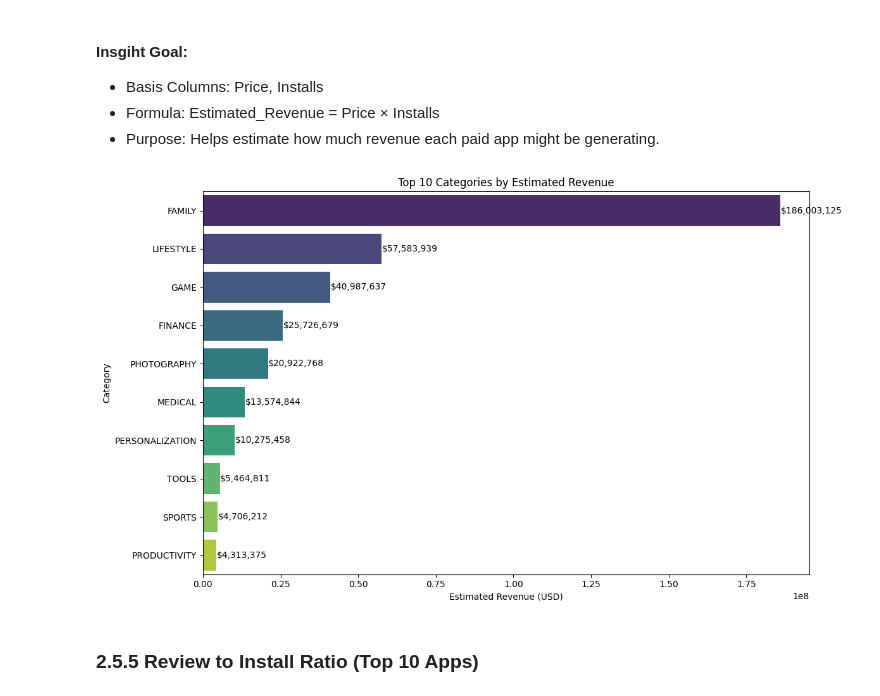
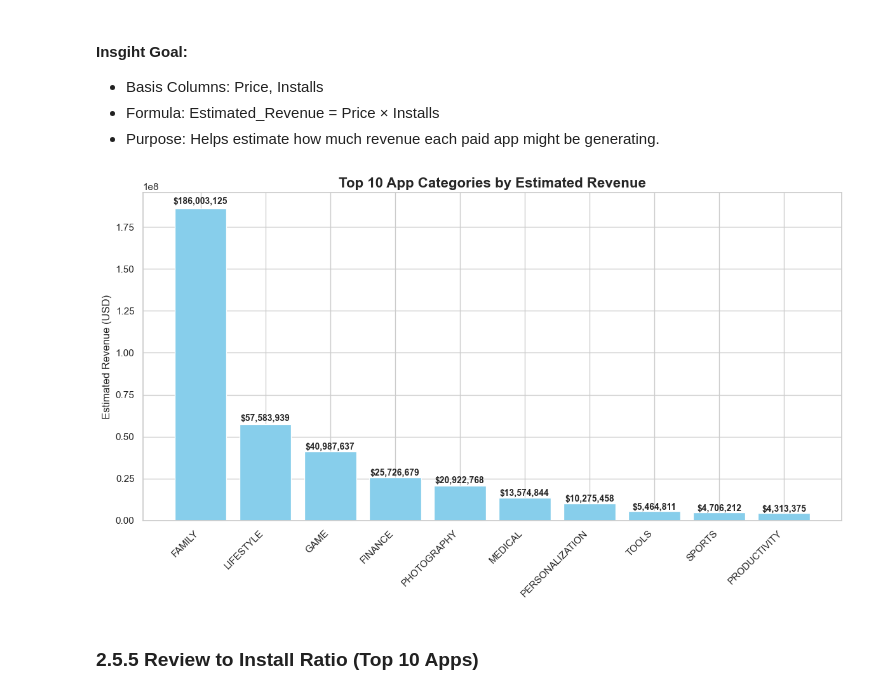
Before and after one commit to ejazurrehman/EDA_Google_Play_Store_App, a Jupyter notebook: eda_google_playstore_app.ipynb, the cells around one changed output. Saved outputs shown, nothing was run; the diff lists cells and outputs as text; code cells hidden in the pictures.

```diff
--- a/eda_google_playstore_app.ipynb
+++ b/eda_google_playstore_app.ipynb
@@ -1063,27 +1063,34 @@ plt.show()
 - Formula: Estimated_Revenue = Price × Installs
 - Purpose: Helps estimate how much revenue each paid app might be generating.
 # %%
-import seaborn as sns
-import matplotlib.pyplot as plt
+# Make sure Installs and Price are numeric
+df['Installs'] = pd.to_numeric(df['Installs'], errors='coerce')
+df['Price'] = pd.to_numeric(df['Price'], errors='coerce')
 
-# Calculate total estimated revenue per category
-top_categories = df.groupby('Category')['Estimated_Revenue'].sum().sort_values(ascending=False).head(10)
-
-# Plot
-plt.figure(figsize=(12, 7))
-barplot = sns.barplot(x=top_categories.values, y=top_categories.index, palette='viridis')
-
-# Add data labels
-for index, value in enumerate(top_categories.values):
-    plt.text(value + 1e5, index, f"${value:,.0f}", va='center', fontsize=10, color='black')
-
-plt.title('Top 10 Categories by Estimated Revenue')
-plt.xlabel('Estimated Revenue (USD)')
-plt.ylabel('Category')
-plt.tight_layout()
-plt.show()
+# Create Estimated_Revenue
+df['Estimated_Revenue'] = df['Installs'] * df['Price']
-# %% [output]
-[figure, removed]
+# %%
+import matplotlib.pyplot as plt
+
+# Calculate total estimated revenue per category
+top_categories = df.groupby('Category')['Estimated_Revenue'].sum().sort_values(ascending=False).head(10)
+
+# Plot
+plt.figure(figsize=(12, 7))
+bars = plt.bar(top_categories.index, top_categories.values, color='skyblue')
+
+# Add data labels
+for bar in bars:
+    yval = bar.get_height()
+    plt.text(bar.get_x() + bar.get_width()/2.0, yval + 0.01*yval, f"${yval:,.0f}", ha='center', va='bottom', fontsize=10, fontweight='bold')
+
+plt.title('Top 10 App Categories by Estimated Revenue', fontsize=16, weight='bold')
+plt.xticks(rotation=45, ha='right')
+plt.ylabel('Estimated Revenue (USD)')
+plt.tight_layout()
+plt.show()
+# %% [output]
+[figure, added]
 # %% [markdown]
 ### 2.5.5 Review to Install Ratio (Top 10 Apps)
 # %% [markdown]
```
Also changed, not shown: parts of 46 cells of this notebook.
